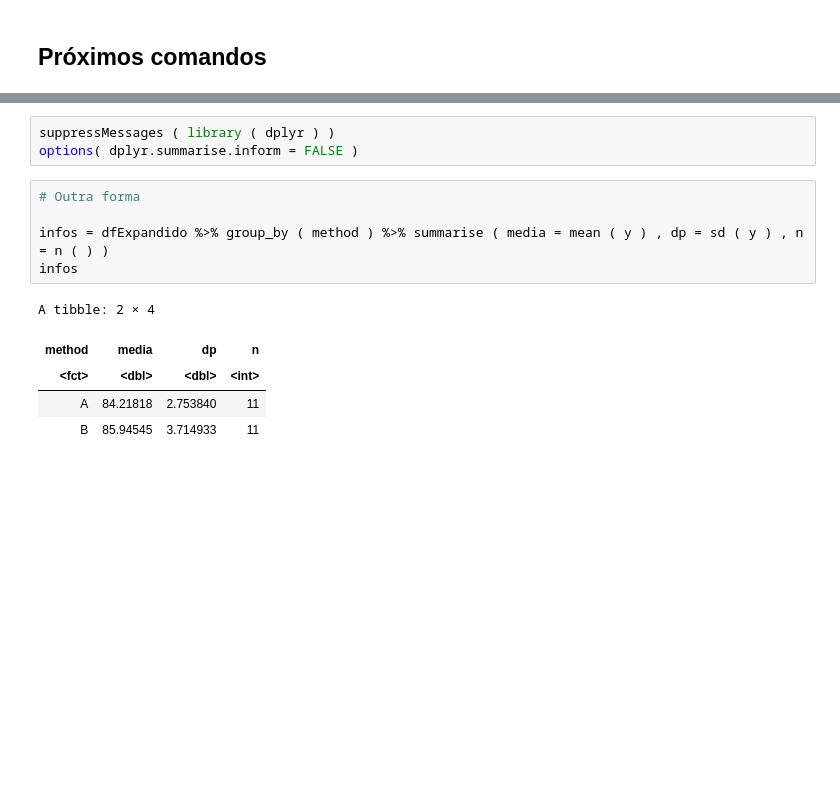
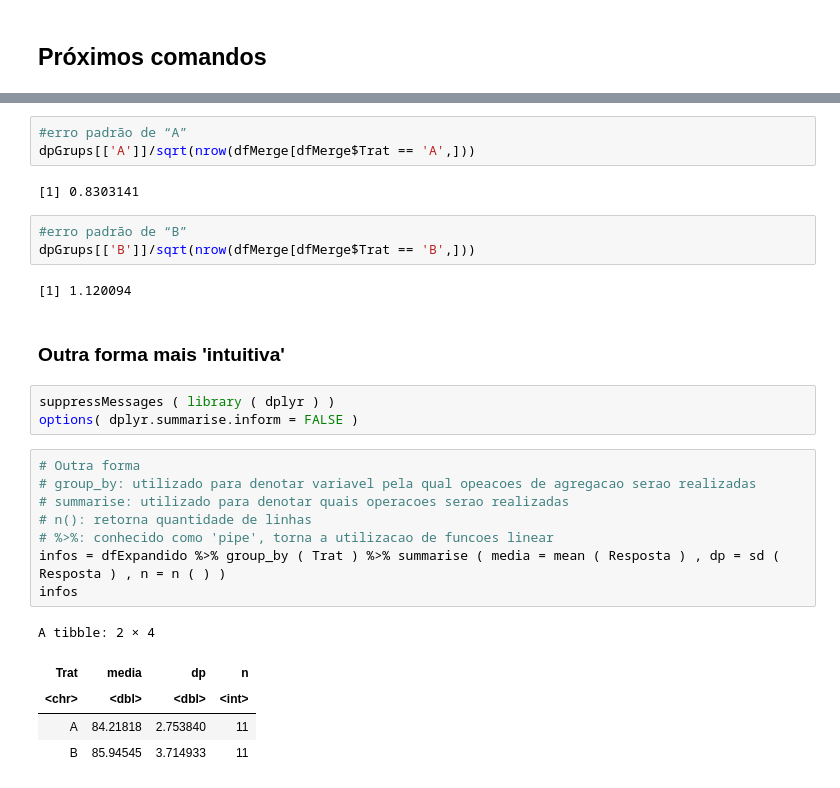
Before and after one commit to lucranders/workshopR, a Jupyter notebook: RBasico.ipynb, the cells around one changed output, grey strips where cells are left out. Saved outputs shown, nothing was run; the diff lists cells and outputs as text; blank space fills up the shorter version.

```diff
--- a/RBasico.ipynb
+++ b/RBasico.ipynb
@@ -289,15 +494,30 @@ sd( dfExpandido [ dfExpandido$method == "B" , ]$y )/sqrt( nrow ( dfExpandido [ d
+# %%
+#erro padrão de “A”
+dpGrups[['A']]/sqrt(nrow(dfMerge[dfMerge$Trat == 'A',]))
+# %% [output]
+[1] 0.8303141
+# %%
+#erro padrão de “B”
+dpGrups[['B']]/sqrt(nrow(dfMerge[dfMerge$Trat == 'B',]))
+# %% [output]
+[1] 1.120094
+# %% [markdown]
+### Outra forma mais 'intuitiva'
 # %%
 suppressMessages ( library ( dplyr ) )
 options( dplyr.summarise.inform = FALSE )
-# %%
-# Outra forma
-
-infos = dfExpandido %>% group_by ( method ) %>% summarise ( media = mean ( y ) , dp = sd ( y ) , n = n ( ) )
-infos
-# %% [output]
-A tibble: 2 × 4
-| method | media | dp | n |
-| <fct> | <dbl> | <dbl> | <int> |
-| A | 84.21818 | 2.753840 | 11 |
-| B | 85.94545 | 3.714933 | 11 |
+# %%
+# Outra forma
+# group_by: utilizado para denotar variavel pela qual opeacoes de agregacao serao realizadas
+# summarise: utilizado para denotar quais operacoes serao realizadas
+# n(): retorna quantidade de linhas
+# %>%: conhecido como 'pipe', torna a utilizacao de funcoes linear
+infos = dfExpandido %>% group_by ( Trat ) %>% summarise ( media = mean ( Resposta ) , dp = sd ( Resposta ) , n = n ( ) )
+infos
+# %% [output]
+A tibble: 2 × 4
+| Trat | media | dp | n |
+| <chr> | <dbl> | <dbl> | <int> |
+| A | 84.21818 | 2.753840 | 11 |
+| B | 85.94545 | 3.714933 | 11 |
 # %%
```
Also changed, not shown: parts of 40 cells of this notebook.
